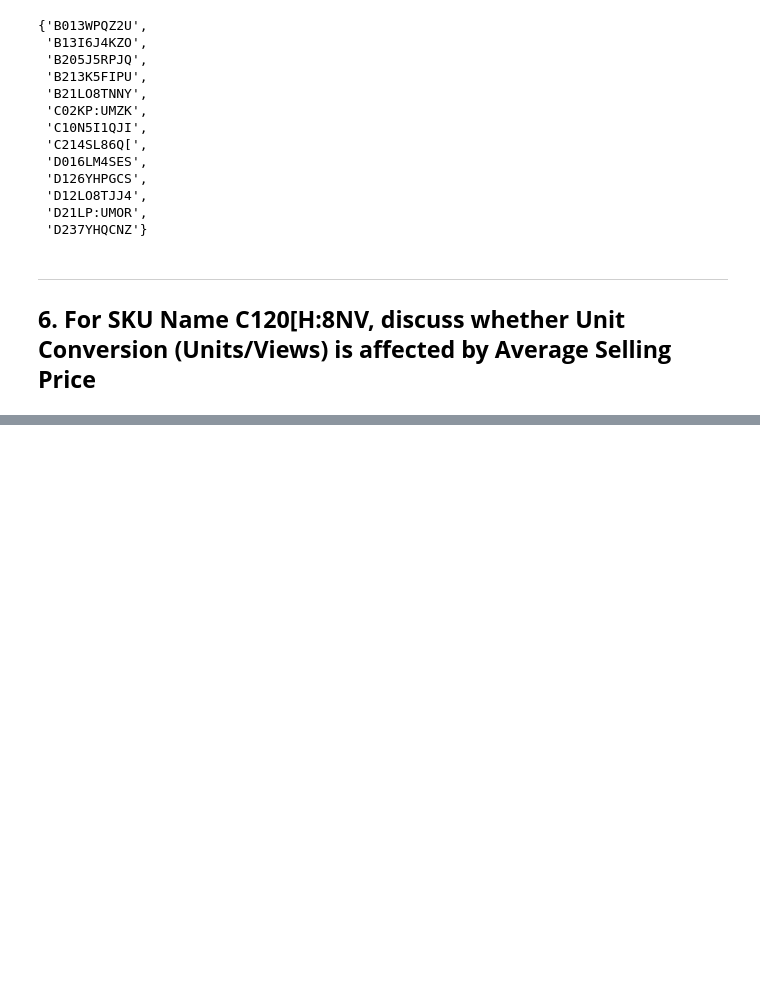
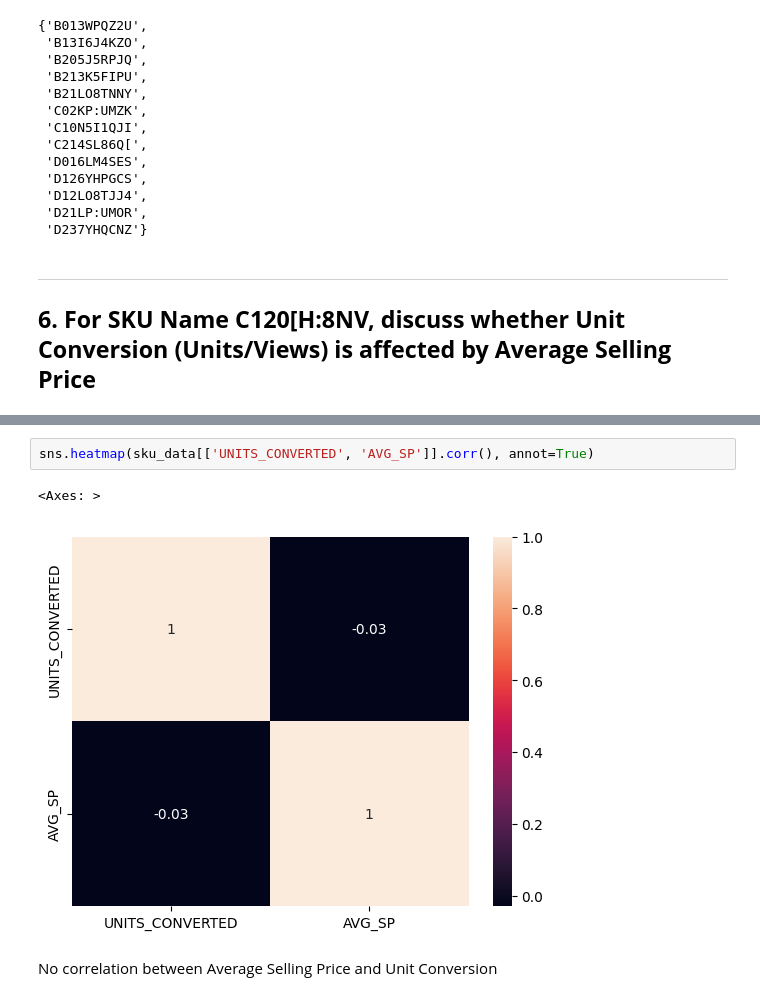
Before and after one commit to mohithsaran/GurujiAstroAssignment, a Jupyter notebook: Sales_Analytics.ipynb, the cells around one changed output, grey strips where cells are left out. Saved outputs shown, nothing was run; the diff lists cells and outputs as text; blank space fills up the shorter version.

```diff
--- a/Sales_Analytics.ipynb
+++ b/Sales_Analytics.ipynb
@@ -848,0 +900,7 @@ sku_mismatches
+# %%
+sns.heatmap(sku_data[['UNITS_CONVERTED', 'AVG_SP']].corr(), annot=True)
+# %% [output]
+<Axes: >
+[figure, added]
+# %% [markdown]
+No correlation between Average Selling Price and Unit Conversion
```
Also changed, not shown: parts of 3 cells of this notebook.
